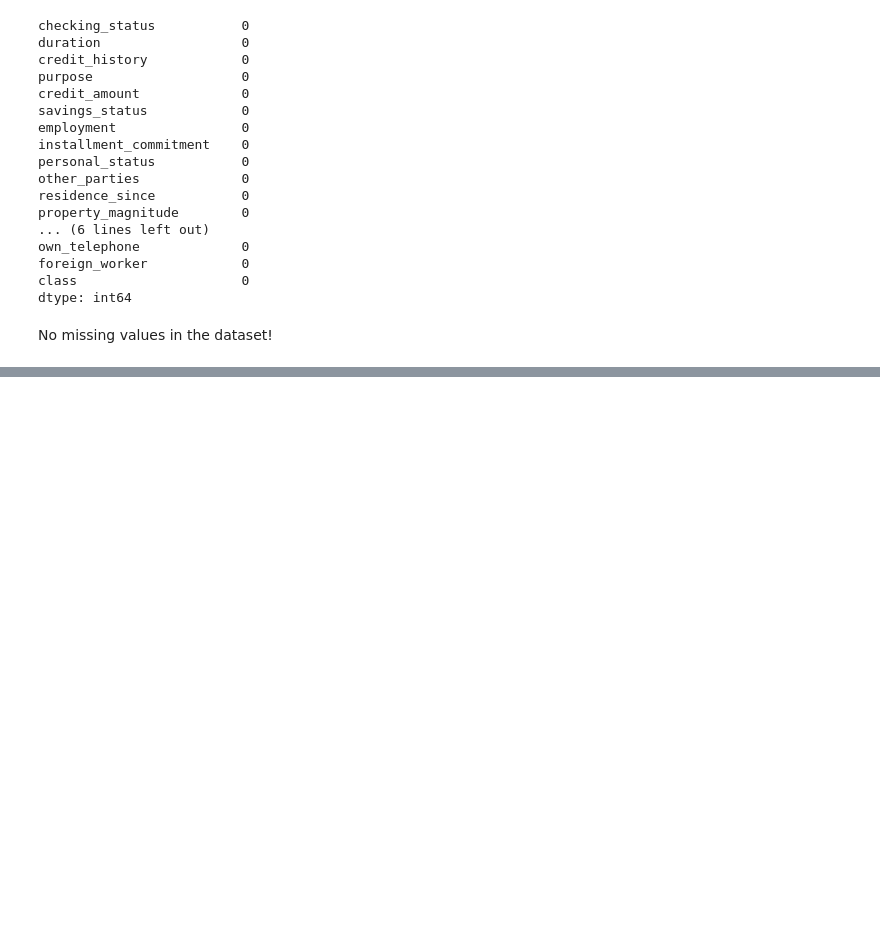
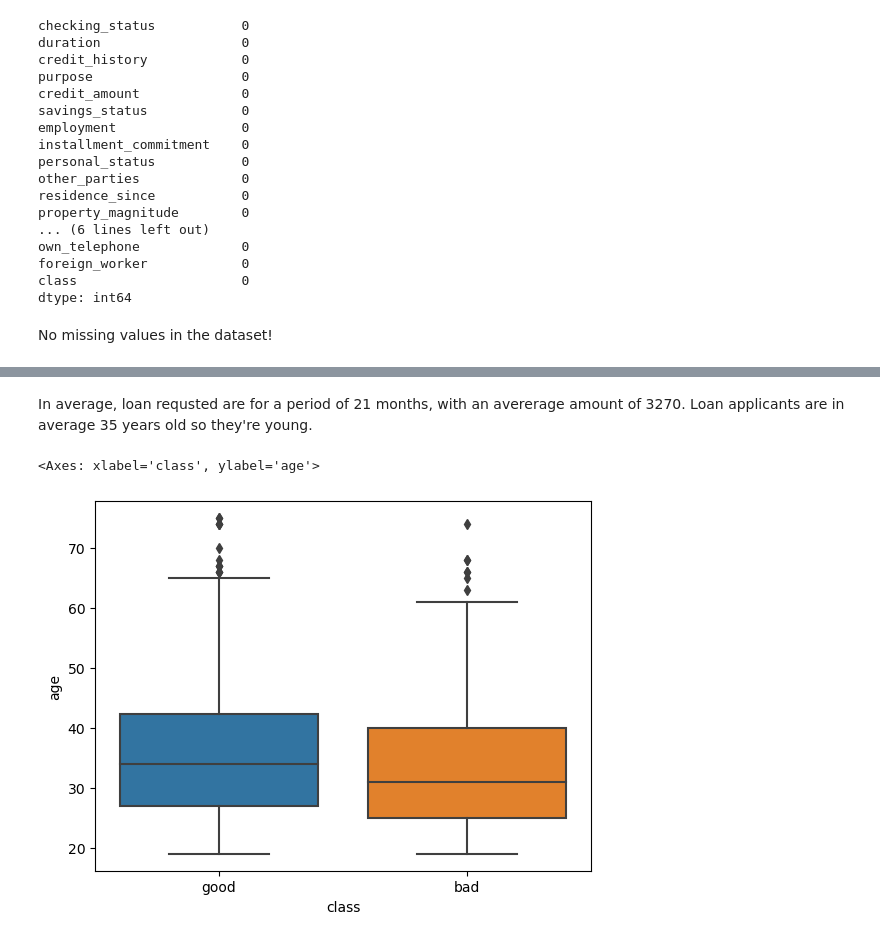
Before and after one commit to JokyHub/Credit_German_Analysis, a Jupyter notebook: Credit_Analysis_Notebook.ipynb, the cells around one changed output, grey strips where cells are left out. Saved outputs shown, nothing was run; the diff lists cells and outputs as text; code cells hidden in the pictures; blank space fills up the shorter version.

```diff
--- a/Credit_Analysis_Notebook.ipynb
+++ b/Credit_Analysis_Notebook.ipynb
@@ -107,0 +213,7 @@ No missing values in the dataset!
+# %% [markdown]
+In average, loan requsted are for a period of 21 months, with an avererage amount of 3270. Loan applicants are in average 35 years old so they're young.
+# %%
+sns.boxplot(x='class', y='age', data=df)
+# %% [output]
+<Axes: xlabel='class', ylabel='age'>
+[figure, added]
```
Also changed, not shown: parts of 15 cells of this notebook.
